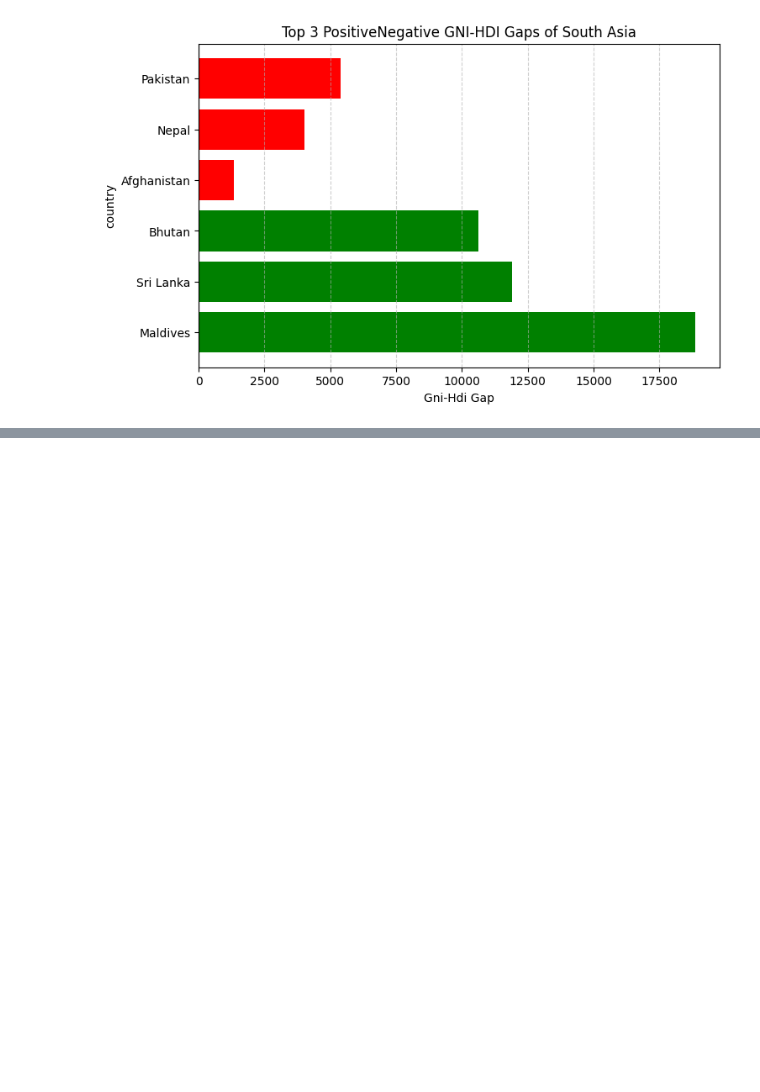
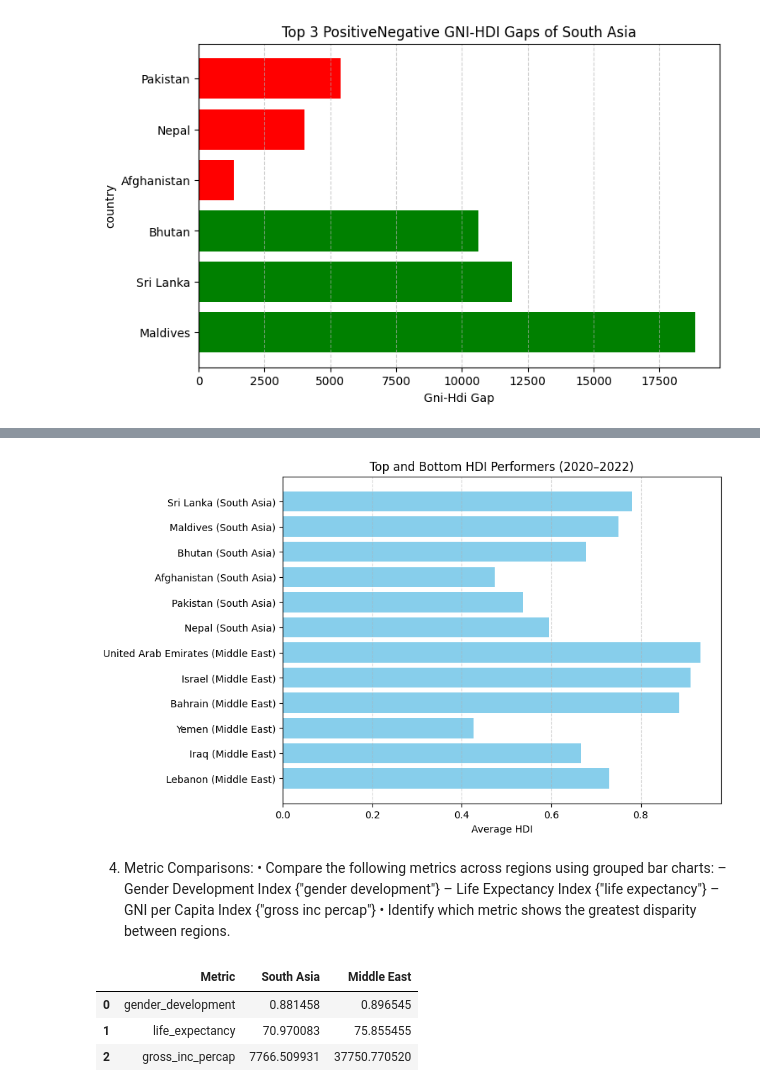
Before and after one commit to kashifmaskeyx/2513342_KashifMaskey, a Jupyter notebook: 2513342_KashifMaskey.ipynb, the cells around one changed output, grey strips where cells are left out. Saved outputs shown, nothing was run; the diff lists cells and outputs as text; code cells hidden in the pictures; blank space fills up the shorter version.

```diff
--- a/2513342_KashifMaskey.ipynb
+++ b/2513342_KashifMaskey.ipynb
@@ -721,0 +824,19 @@ plt.show()
+# %%
+sa_avg_hdi = south_asia.groupby('country')['hdi'].mean()
+me_avg_hdi = middle_east.groupby('country')['hdi'].mean()
+
+# Identify top 3 and bottom 3 countries in each region
+sa_top = sa_avg_hdi.sort_values(ascending=False).head(3)
+sa_bottom = sa_avg_hdi.sort_values().head(3)
+
+me_top = me_avg_hdi.sort_values(ascending=False).head(3)
+me_bottom = me_avg_hdi.sort_values().head(3)
+
+# Combine into a single DataFrame for easier plotting
+plot_df = pd.concat([
+    sa_top.rename("HDI").to_frame().assign(Region="South Asia", Group="Top 3"),
+    sa_bottom.rename("HDI").to_frame().assign(Region="South Asia", Group="Bottom 3"),
+    me_top.rename("HDI").to_frame().assign(Region="Middle East", Group="Top 3"),
+    me_bottom.rename("HDI").to_frame().assign(Region="Middle East", Group="Bottom 3")
+]).reset_index().rename(columns={'index':'Country'})
+plot_df
@@ -721,0 +857,38 @@ plt.show()
+# %%
+plot_df['Label'] = plot_df['country'] + " (" + plot_df['Region'] + ")"
+
+plt.figure(figsize=(8,6))
+plt.barh(plot_df['Label'], plot_df['HDI'], color='skyblue')
+plt.xlabel("Average HDI")
+plt.title("Top and Bottom HDI Performers (2020–2022)")
+plt.grid(axis='x', linestyle='--', alpha=0.5)
+plt.gca().invert_yaxis()
+plt.show()
+# %% [output]
+[figure, added]
+# %% [markdown]
+4. Metric Comparisons:
+• Compare the following metrics across regions using grouped bar charts:
+– Gender Development Index {"gender development"}
+– Life Expectancy Index {"life expectancy"}
+– GNI per Capita Index {"gross inc percap"}
+• Identify which metric shows the greatest disparity between regions.
+# %%
+metrics = ['gender_development', 'life_expectancy', 'gross_inc_percap']
+
+sa_means = south_asia[metrics].mean()
+me_means = middle_east[metrics].mean()
+
+
+metric_df = pd.DataFrame({
+    'Metric': metrics,
+    'South Asia': sa_means.values,
+    'Middle East': me_means.values
+})
+
+metric_df
+# %% [output]
+|  | Metric | South Asia | Middle East |
+| 0 | gender_development | 0.881458 | 0.896545 |
+| 1 | life_expectancy | 70.970083 | 75.855455 |
+| 2 | gross_inc_percap | 7766.509931 | 37750.770520 |
```
Also changed, not shown: parts of 30 cells of this notebook.
